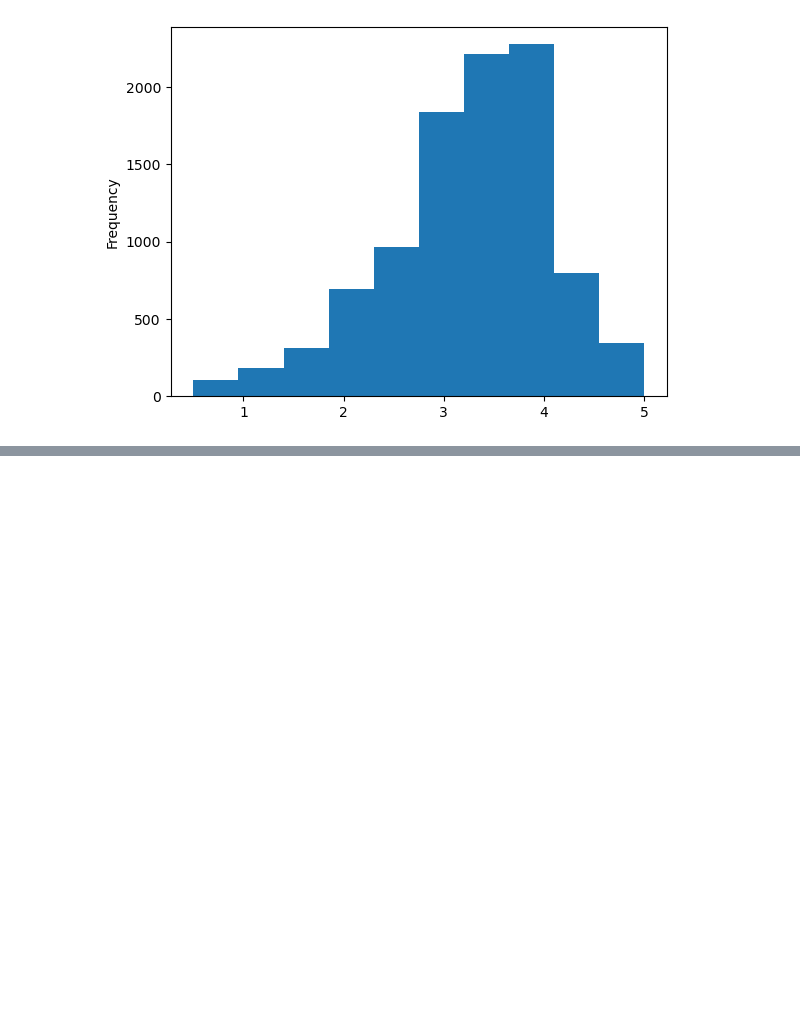
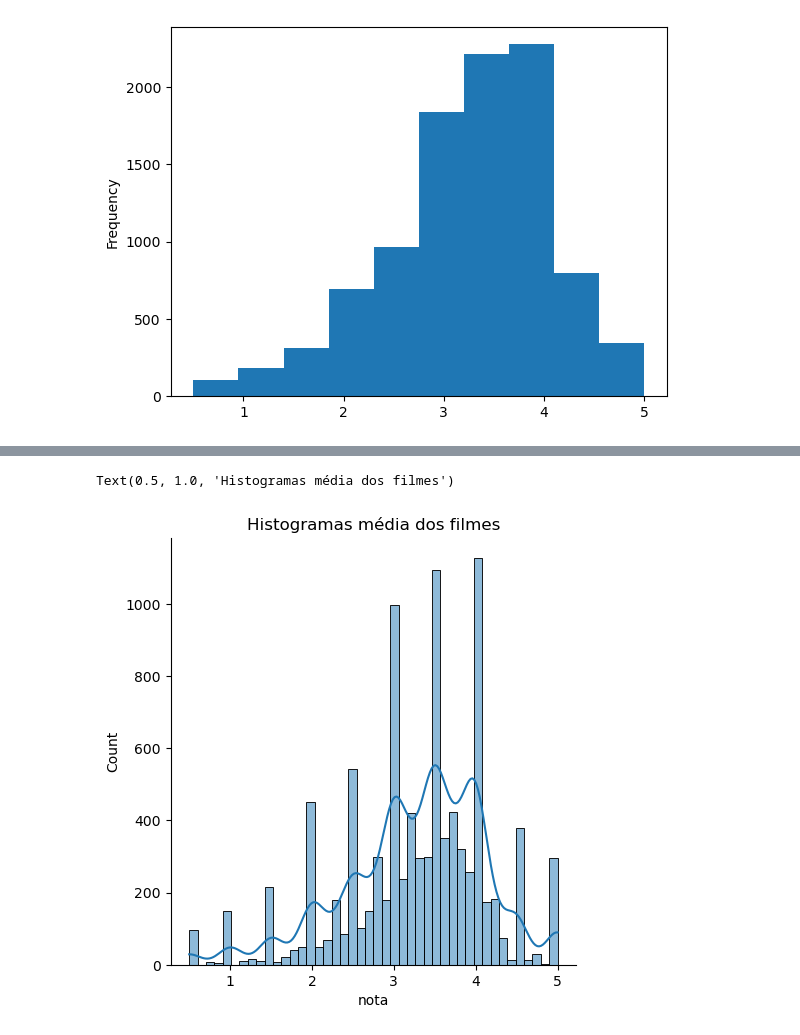
Before and after one commit to carlosvinicius-ai/DataScience, a Jupyter notebook: Codigos/introducao_data_science.ipynb, the cells around one changed output, grey strips where cells are left out. Drawn from its saved outputs; the diff is of its cells as text; code cells hidden in the pictures; blank space fills up the shorter version.

```diff
--- a/Codigos/introducao_data_science.ipynb
+++ b/Codigos/introducao_data_science.ipynb
@@ -134,0 +152,8 @@ medias_por_filme.plot(kind='hist')
+# %%
+import matplotlib.pyplot as plt
+
+sns.displot(medias_por_filme, kde=True)
+plt.title('Histogramas média dos filmes')
+# %% [output]
+Text(0.5, 1.0, 'Histogramas média dos filmes')
+[figure, added]
```
Also changed, not shown: parts of 2 cells of this notebook.
